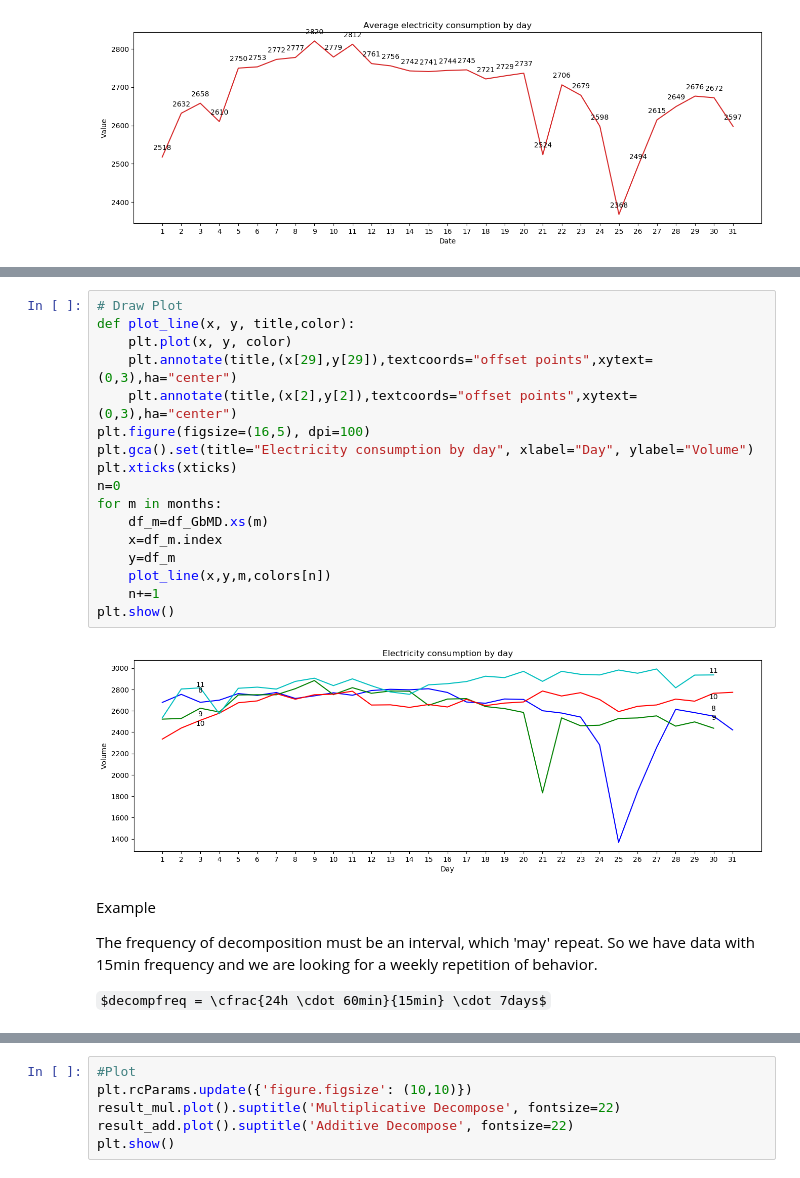
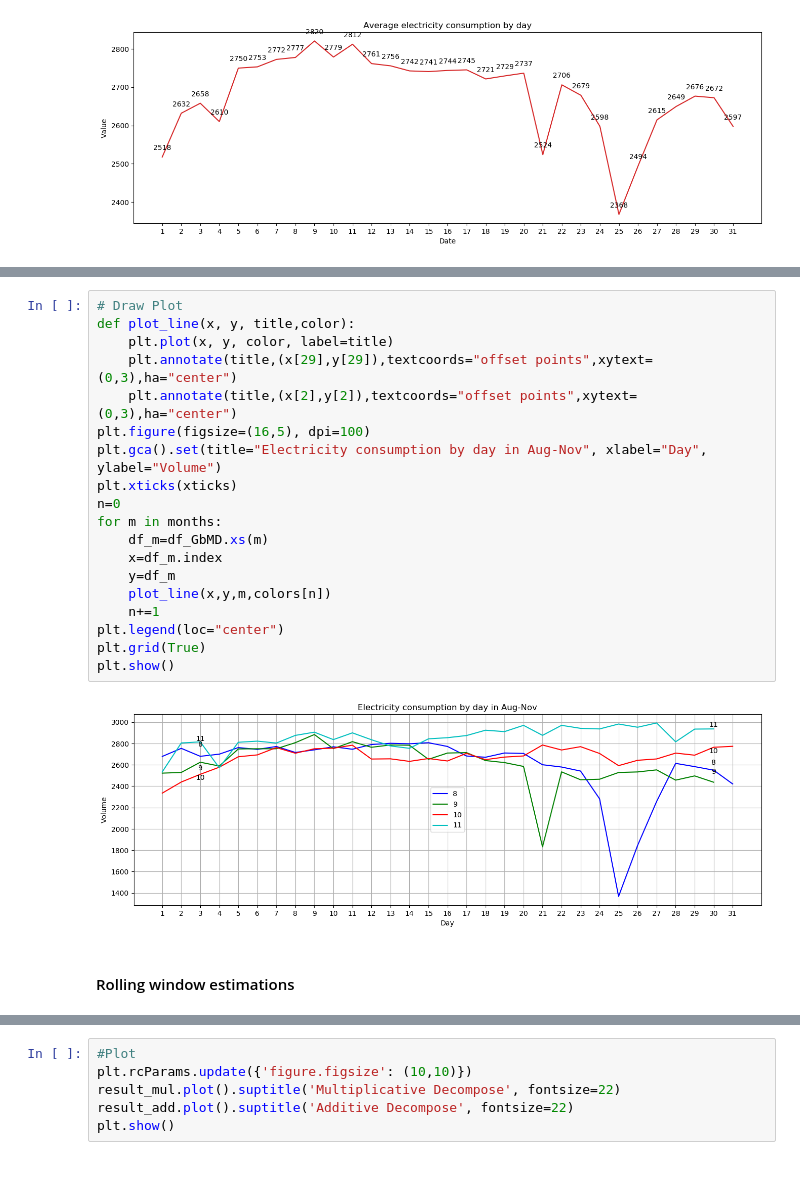
Before and after one commit to denismoroz1981/divd_project, a Jupyter notebook: divd_project.ipynb, the cells around one changed output, grey strips where cells are left out. Cells and saved outputs as stored; diff of their text form; some formulas as TeX source.

Commit message:
rolling window estimation

```diff
--- a/divd_project.ipynb
+++ b/divd_project.ipynb
@@ -160,25 +125,23 @@ Name: Volume, dtype: float64
 # %%
 # Draw Plot
 def plot_line(x, y, title,color):
-    plt.plot(x, y, color)
+    plt.plot(x, y, color, label=title)
     plt.annotate(title,(x[29],y[29]),textcoords="offset points",xytext=(0,3),ha="center")
     plt.annotate(title,(x[2],y[2]),textcoords="offset points",xytext=(0,3),ha="center")
 plt.figure(figsize=(16,5), dpi=100)
-plt.gca().set(title="Electricity consumption by day", xlabel="Day", ylabel="Volume")
+plt.gca().set(title="Electricity consumption by day in Aug-Nov", xlabel="Day", ylabel="Volume")
 plt.xticks(xticks)
 n=0
 for m in months:
     df_m=df_GbMD.xs(m)
     x=df_m.index
     y=df_m
     plot_line(x,y,m,colors[n])
     n+=1
+plt.legend(loc="center")
+plt.grid(True)
 plt.show()
 # %% [output]
-[figure, old version]
+[figure, new version]
-# %% [markdown]
-Example
-
-The frequency of decomposition must be an interval, which 'may' repeat. So we have data with 15min frequency and we are looking for a weekly repetition of behavior.
-
-$decompfreq = \cfrac{24h \cdot 60min}{15min} \cdot 7days$
+# %% [markdown]
+#### Rolling window estimations
```
Also changed, not shown: parts of 5 cells of this notebook.
